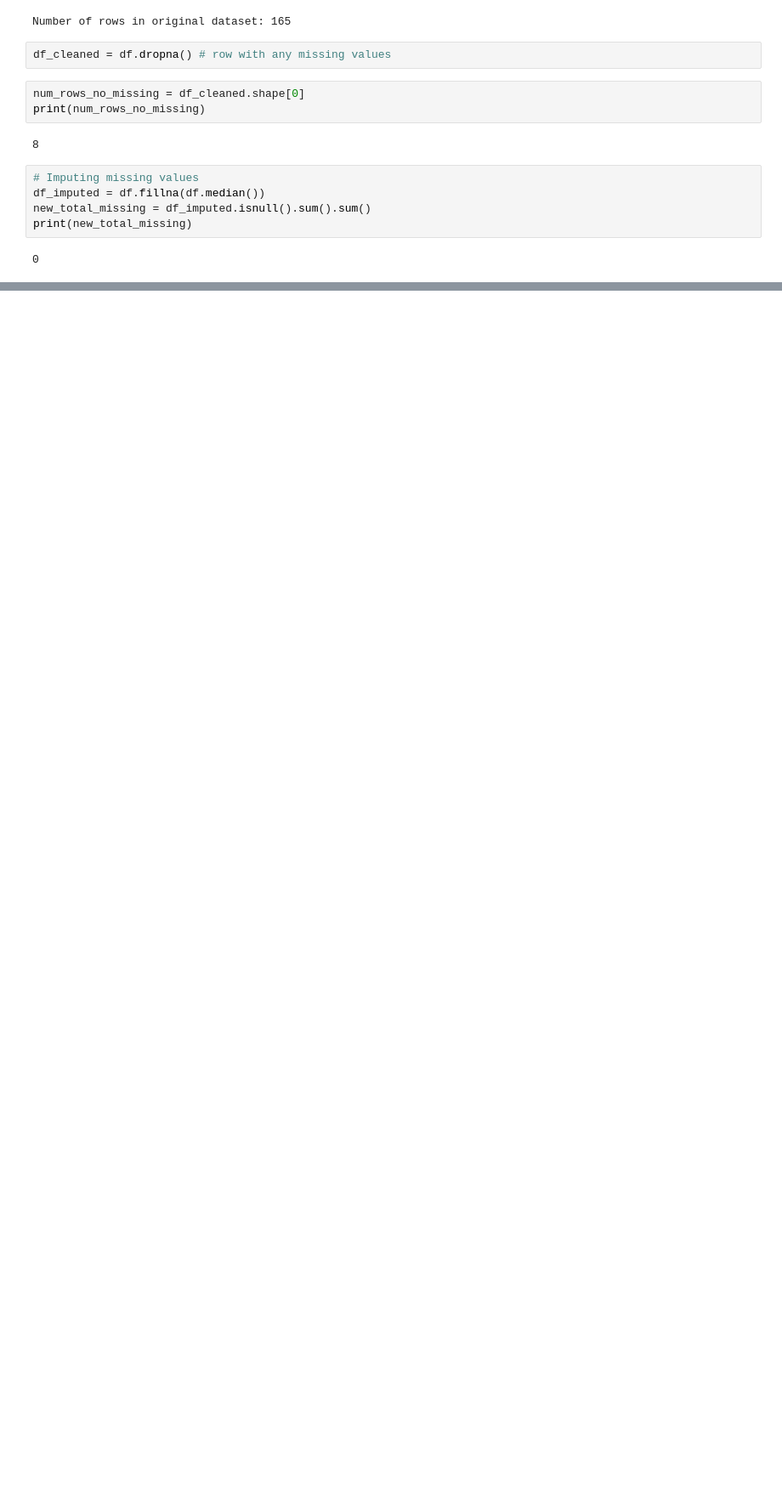
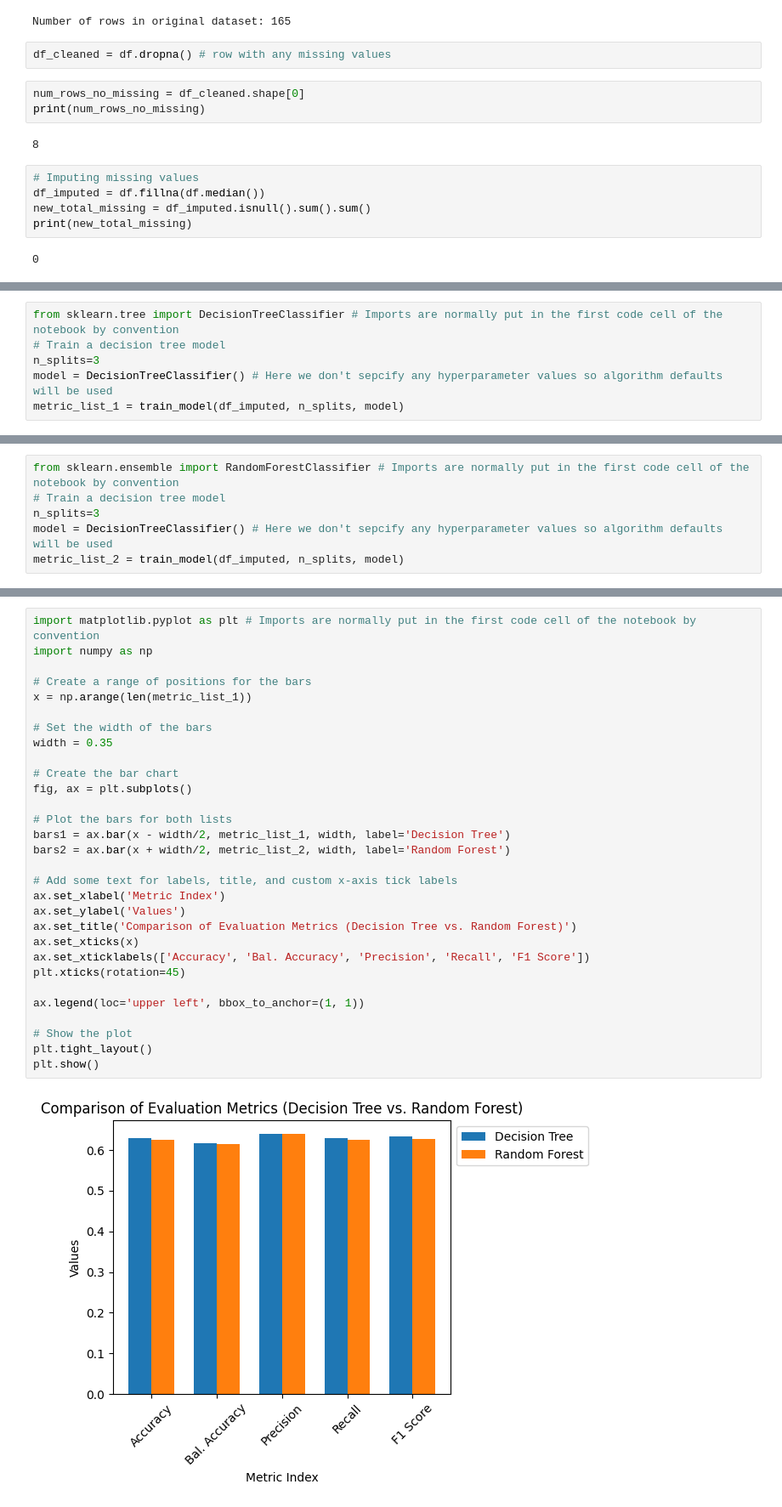
Before and after one commit to Diggy696/BreastCancerPrognosis, a Jupyter notebook: MachineLearningIntro.ipynb, the cells around one changed output, grey strips where cells are left out. Shown: that part at 85% size. Saved outputs shown, nothing was run; the diff lists cells and outputs as text; blank space fills up the shorter version.

Commit message:
Post Training update to MachineLearningIntro.ipynb

```diff
--- a/MachineLearningIntro.ipynb
+++ b/MachineLearningIntro.ipynb
@@ -118,0 +228,6 @@ print(new_total_missing)
+# %%
+from sklearn.tree import DecisionTreeClassifier # Imports are normally put in the first code cell of the notebook by convention
+# Train a decision tree model
+n_splits=3
+model = DecisionTreeClassifier() # Here we don't sepcify any hyperparameter values so algorithm defaults will be used
+metric_list_1 = train_model(df_imputed, n_splits, model)
@@ -118,0 +242,6 @@ print(new_total_missing)
+# %%
+from sklearn.ensemble import RandomForestClassifier # Imports are normally put in the first code cell of the notebook by convention
+# Train a decision tree model
+n_splits=3
+model = DecisionTreeClassifier() # Here we don't sepcify any hyperparameter values so algorithm defaults will be used
+metric_list_2 = train_model(df_imputed, n_splits, model)
@@ -118,0 +256,32 @@ print(new_total_missing)
+# %%
+import matplotlib.pyplot as plt # Imports are normally put in the first code cell of the notebook by convention
+import numpy as np
+
+# Create a range of positions for the bars
+x = np.arange(len(metric_list_1))
+
+# Set the width of the bars
+width = 0.35
+
+# Create the bar chart
+fig, ax = plt.subplots()
+
+# Plot the bars for both lists
+bars1 = ax.bar(x - width/2, metric_list_1, width, label='Decision Tree')
+bars2 = ax.bar(x + width/2, metric_list_2, width, label='Random Forest')
+
+# Add some text for labels, title, and custom x-axis tick labels
+ax.set_xlabel('Metric Index')
+ax.set_ylabel('Values')
+ax.set_title('Comparison of Evaluation Metrics (Decision Tree vs. Random Forest)')
+ax.set_xticks(x)
+ax.set_xticklabels(['Accuracy', 'Bal. Accuracy', 'Precision', 'Recall', 'F1 Score'])
+plt.xticks(rotation=45)
+
+ax.legend(loc='upper left', bbox_to_anchor=(1, 1))
+
+# Show the plot
+plt.tight_layout()
+plt.show()
+# %% [output]
+[figure, added]
```
Also changed, not shown: parts of 12 cells of this notebook.
